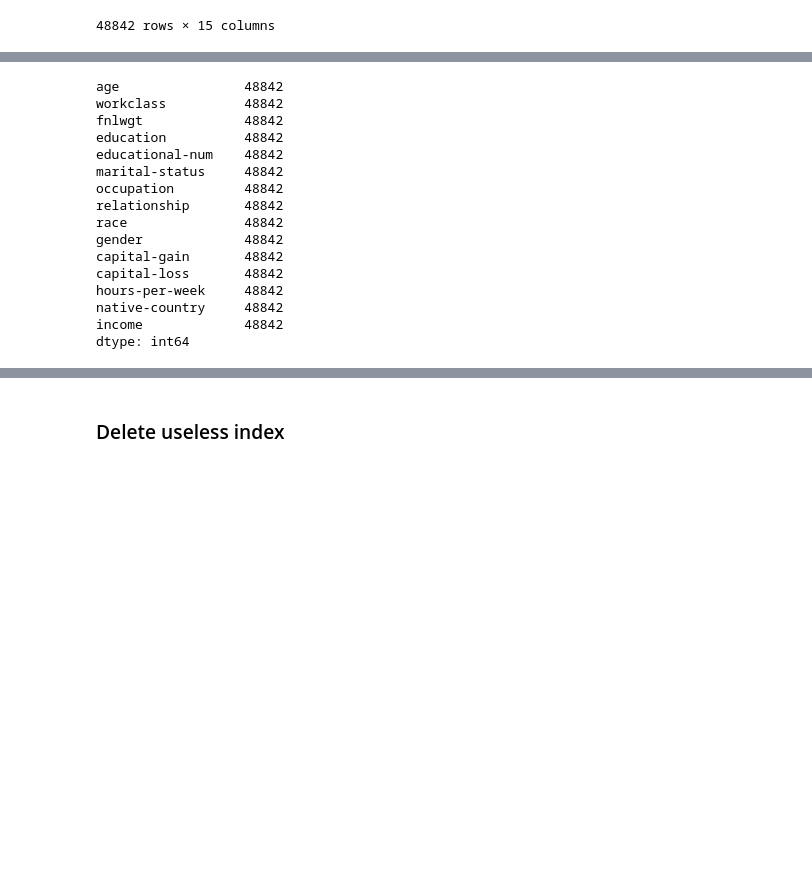
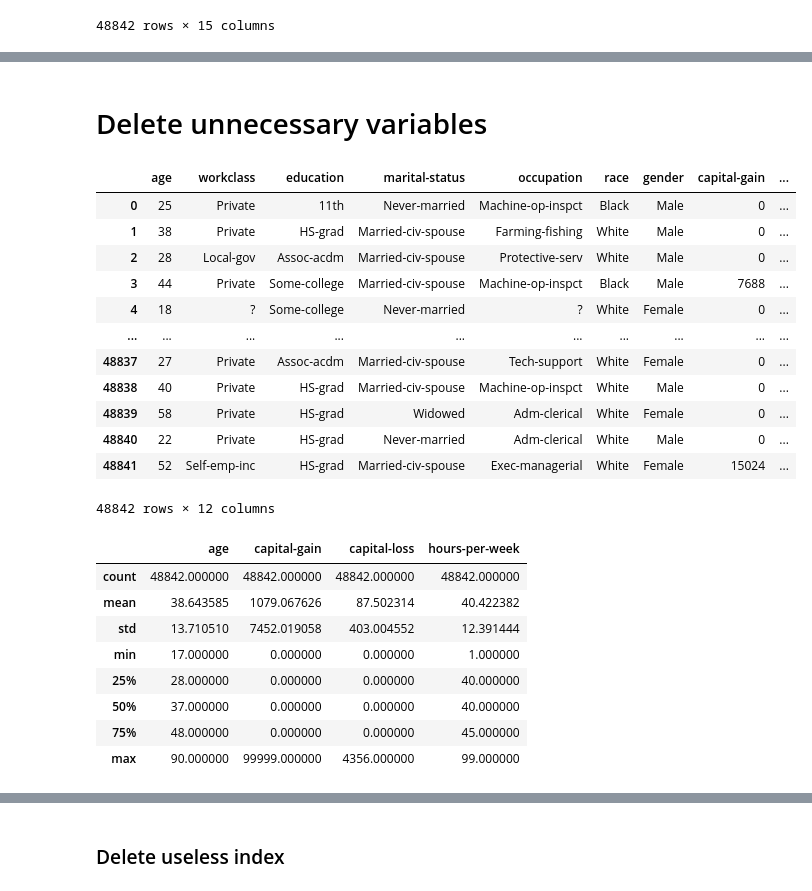
Before and after one commit to paez49/Adult-income, a Jupyter notebook: main.ipynb, the cells around one changed output, grey strips where cells are left out. Drawn from its saved outputs; the diff is of its cells as text; code cells hidden in the pictures; blank space fills up the shorter version.

```diff
--- a/main.ipynb
+++ b/main.ipynb
@@ -22,19 +81,32 @@ df
+# %% [markdown]
+# Delete unnecessary variables
+# %%
+columns_to_remove = ["fnlwgt","educational-num","relationship"]
+df = df.drop(columns=columns_to_remove)
+df
+# %% [output]
+|  | age | workclass | education | marital-status | occupation | race | gender | capital-gain | ... |
+| 0 | 25 | Private | 11th | Never-married | Machine-op-inspct | Black | Male | 0 | ... |
+| 1 | 38 | Private | HS-grad | Married-civ-spouse | Farming-fishing | White | Male | 0 | ... |
+| 2 | 28 | Local-gov | Assoc-acdm | Married-civ-spouse | Protective-serv | White | Male | 0 | ... |
+| 3 | 44 | Private | Some-college | Married-civ-spouse | Machine-op-inspct | Black | Male | 7688 | ... |
+| 4 | 18 | ? | Some-college | Never-married | ? | White | Female | 0 | ... |
+| ... | ... | ... | ... | ... | ... | ... | ... | ... | ... |
+| 48837 | 27 | Private | Assoc-acdm | Married-civ-spouse | Tech-support | White | Female | 0 | ... |
+| 48838 | 40 | Private | HS-grad | Married-civ-spouse | Machine-op-inspct | White | Male | 0 | ... |
+| 48839 | 58 | Private | HS-grad | Widowed | Adm-clerical | White | Female | 0 | ... |
+| 48840 | 22 | Private | HS-grad | Never-married | Adm-clerical | White | Male | 0 | ... |
+| 48841 | 52 | Self-emp-inc | HS-grad | Married-civ-spouse | Exec-managerial | White | Female | 15024 | ... |
+48842 rows × 12 columns
 # %%
-df.count()
+df.describe()
 # %% [output]
-age                48842
-workclass          48842
-fnlwgt             48842
-education          48842
-educational-num    48842
-marital-status     48842
-occupation         48842
-relationship       48842
-race               48842
-gender             48842
-capital-gain       48842
-capital-loss       48842
-hours-per-week     48842
-native-country     48842
-income             48842
-dtype: int64
+|  | age | capital-gain | capital-loss | hours-per-week |
+| count | 48842.000000 | 48842.000000 | 48842.000000 | 48842.000000 |
+| mean | 38.643585 | 1079.067626 | 87.502314 | 40.422382 |
+| std | 13.710510 | 7452.019058 | 403.004552 | 12.391444 |
+| min | 17.000000 | 0.000000 | 0.000000 | 1.000000 |
+| 25% | 28.000000 | 0.000000 | 0.000000 | 40.000000 |
+| 50% | 37.000000 | 0.000000 | 0.000000 | 40.000000 |
+| 75% | 48.000000 | 0.000000 | 0.000000 | 45.000000 |
+| max | 90.000000 | 99999.000000 | 4356.000000 | 99.000000 |
```
Also changed, not shown: parts of 12 cells of this notebook.
